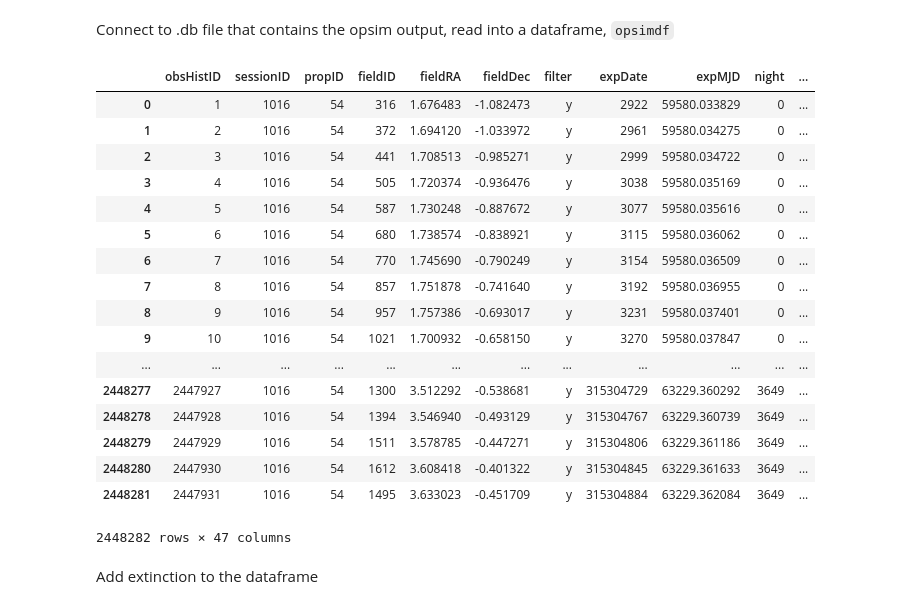
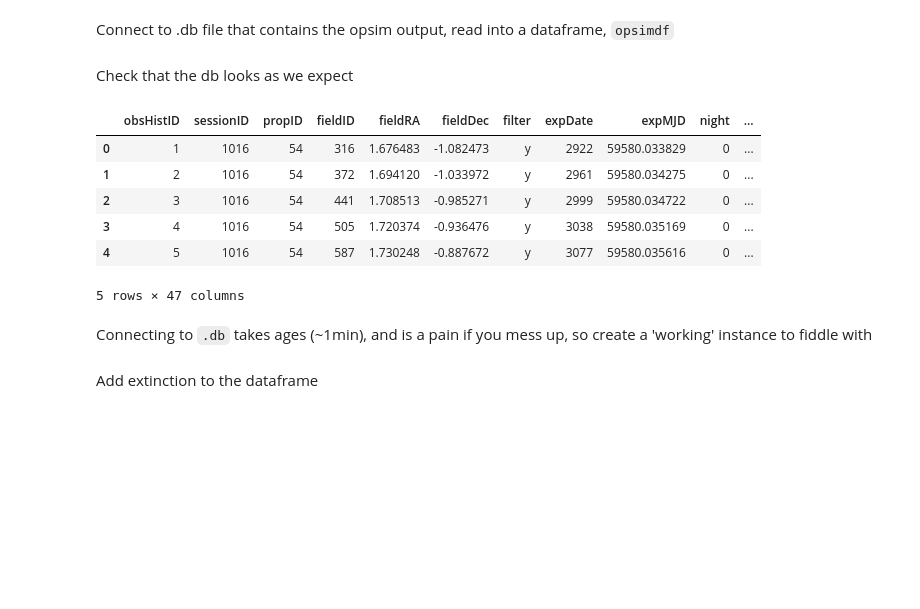
Before and after one commit to RobFirth/LSST_tools, a Jupyter notebook: lsst_tools/sims/notebooks/simulate_lightcurve_LSST_cadence.ipynb, the cells around one changed output. Saved outputs shown, nothing was run; the diff lists cells and outputs as text; code cells hidden in the pictures; blank space fills up the shorter version.

```diff
--- a/lsst_tools/sims/notebooks/simulate_lightcurve_LSST_cadence.ipynb
+++ b/lsst_tools/sims/notebooks/simulate_lightcurve_LSST_cadence.ipynb
@@ -68,24 +53,17 @@ opsimdbpath = "/Users/berto/data/LSST/OpSimOutputDBs/minion_1016_sqlite.db"
 
 conn = create_engine('sqlite:///'+opsimdbpath, echo = False)
 opsimdf = pd.read_sql_table('Summary', con=conn)
+# %% [markdown]
+Check that the db looks as we expect
 # %%
-opsimdf
+opsimdf.head()
 # %% [output]
 |  | obsHistID | sessionID | propID | fieldID | fieldRA | fieldDec | filter | expDate | expMJD | night | ... |
 | 0 | 1 | 1016 | 54 | 316 | 1.676483 | -1.082473 | y | 2922 | 59580.033829 | 0 | ... |
 | 1 | 2 | 1016 | 54 | 372 | 1.694120 | -1.033972 | y | 2961 | 59580.034275 | 0 | ... |
 | 2 | 3 | 1016 | 54 | 441 | 1.708513 | -0.985271 | y | 2999 | 59580.034722 | 0 | ... |
 | 3 | 4 | 1016 | 54 | 505 | 1.720374 | -0.936476 | y | 3038 | 59580.035169 | 0 | ... |
 | 4 | 5 | 1016 | 54 | 587 | 1.730248 | -0.887672 | y | 3077 | 59580.035616 | 0 | ... |
-| 5 | 6 | 1016 | 54 | 680 | 1.738574 | -0.838921 | y | 3115 | 59580.036062 | 0 | ... |
-| 6 | 7 | 1016 | 54 | 770 | 1.745690 | -0.790249 | y | 3154 | 59580.036509 | 0 | ... |
-| 7 | 8 | 1016 | 54 | 857 | 1.751878 | -0.741640 | y | 3192 | 59580.036955 | 0 | ... |
-| 8 | 9 | 1016 | 54 | 957 | 1.757386 | -0.693017 | y | 3231 | 59580.037401 | 0 | ... |
-| 9 | 10 | 1016 | 54 | 1021 | 1.700932 | -0.658150 | y | 3270 | 59580.037847 | 0 | ... |
-| ... | ... | ... | ... | ... | ... | ... | ... | ... | ... | ... | ... |
-| 2448277 | 2447927 | 1016 | 54 | 1300 | 3.512292 | -0.538681 | y | 315304729 | 63229.360292 | 3649 | ... |
-| 2448278 | 2447928 | 1016 | 54 | 1394 | 3.546940 | -0.493129 | y | 315304767 | 63229.360739 | 3649 | ... |
-| 2448279 | 2447929 | 1016 | 54 | 1511 | 3.578785 | -0.447271 | y | 315304806 | 63229.361186 | 3649 | ... |
-| 2448280 | 2447930 | 1016 | 54 | 1612 | 3.608418 | -0.401322 | y | 315304845 | 63229.361633 | 3649 | ... |
-| 2448281 | 2447931 | 1016 | 54 | 1495 | 3.633023 | -0.451709 | y | 315304884 | 63229.362084 | 3649 | ... |
-2448282 rows × 47 columns
+5 rows × 47 columns
+# %% [markdown]
+Connecting to `.db` takes ages (~1min), and is a pain if you mess up, so create a 'working' instance to fiddle with
```
Also changed, not shown: parts of 43 cells of this notebook, 3 other files.
